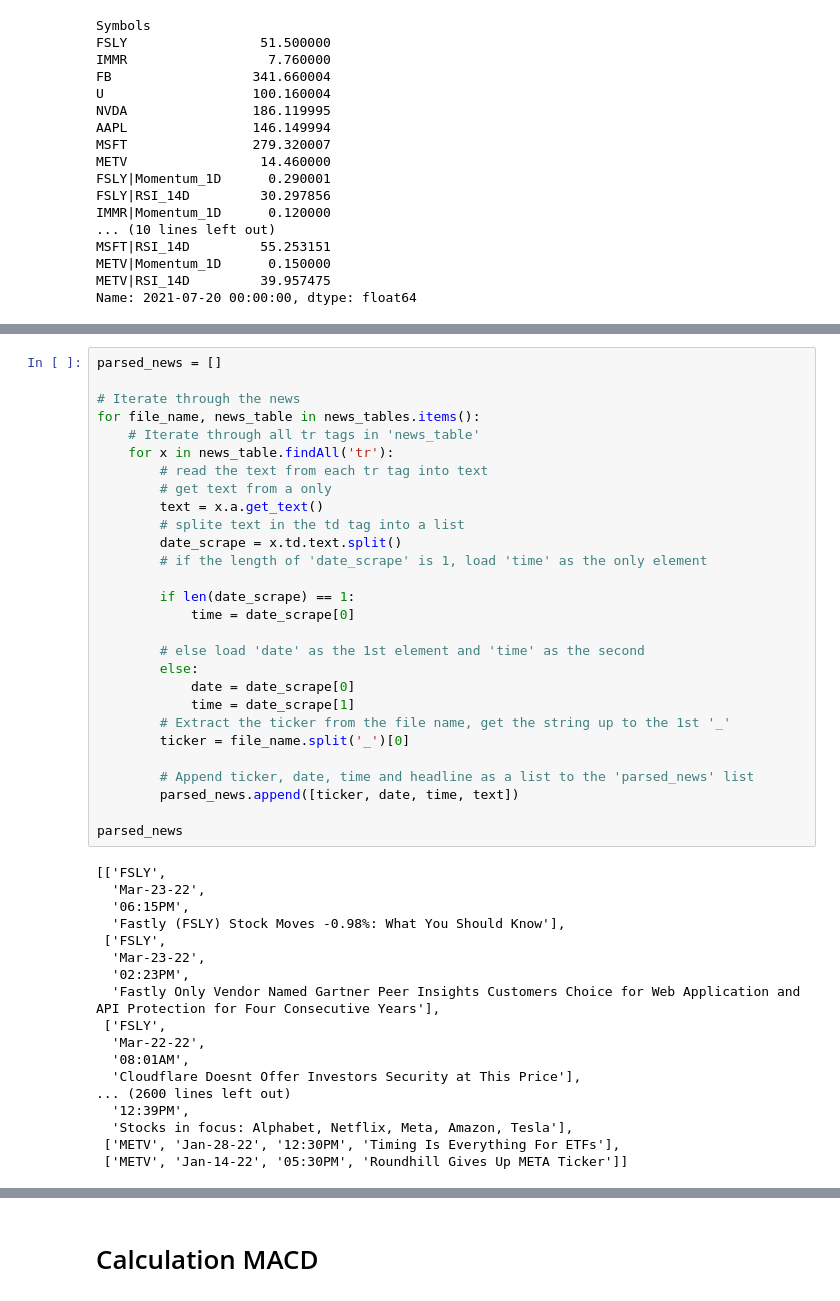
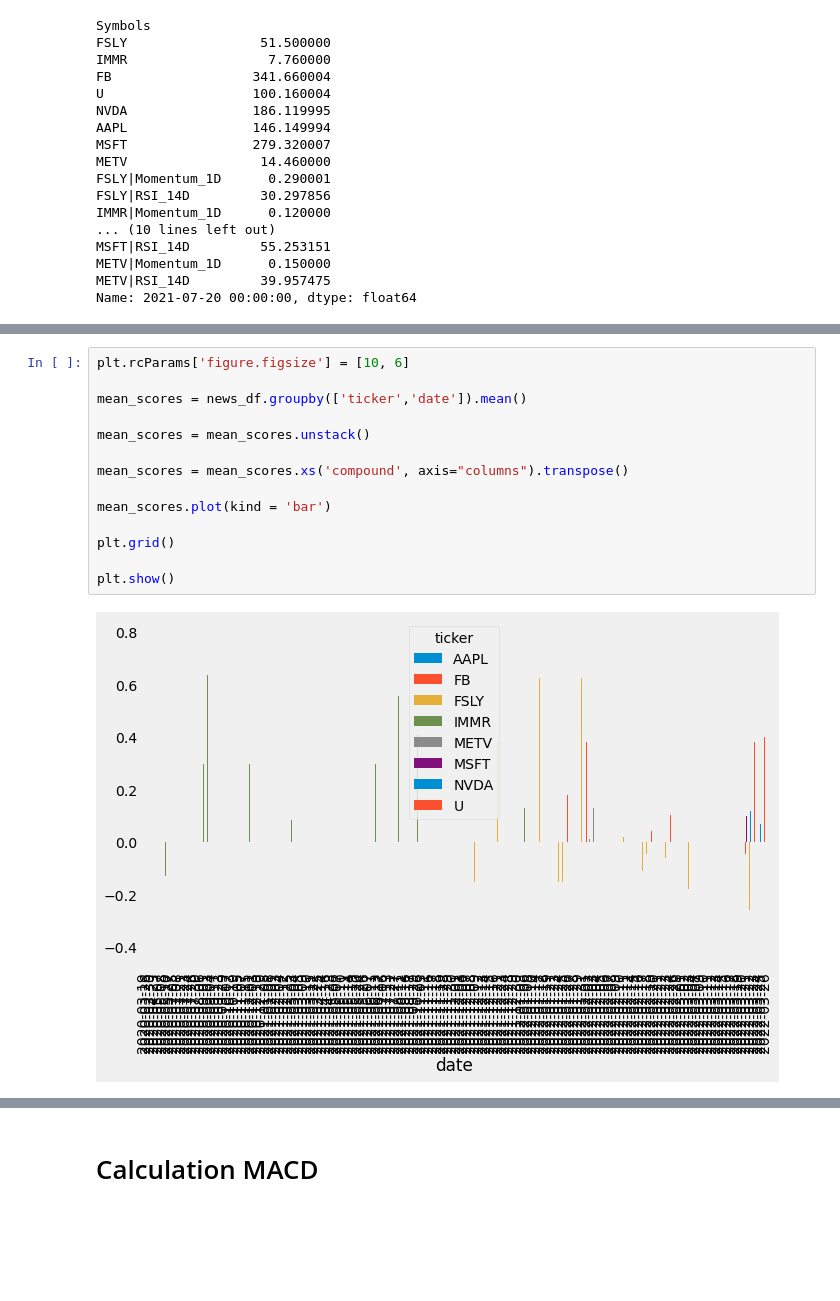
Before and after one commit to bigpotat/FA_Project, a Jupyter notebook: Project.ipynb, the cells around one changed output, grey strips where cells are left out. Drawn from its saved outputs; the diff is of its cells as text; blank space fills up the shorter version.

```diff
--- a/Project.ipynb
+++ b/Project.ipynb
@@ -375,46 +414,16 @@ news_tables
 # %%
-parsed_news = []
+plt.rcParams['figure.figsize'] = [10, 6]
 
-# Iterate through the news
-for file_name, news_table in news_tables.items():
-    # Iterate through all tr tags in 'news_table'
-    for x in news_table.findAll('tr'):
-        # read the text from each tr tag into text
-        # get text from a only
-        text = x.a.get_text()
-        # splite text in the td tag into a list
-        date_scrape = x.td.text.split()
-        # if the length of 'date_scrape' is 1, load 'time' as the only element
+mean_scores = news_df.groupby(['ticker','date']).mean()
 
-        if len(date_scrape) == 1:
-            time = date_scrape[0]
+mean_scores = mean_scores.unstack()
 
-        # else load 'date' as the 1st element and 'time' as the second
-        else:
-            date = date_scrape[0]
-            time = date_scrape[1]
-        # Extract the ticker from the file name, get the string up to the 1st '_'
-        ticker = file_name.split('_')[0]
+mean_scores = mean_scores.xs('compound', axis="columns").transpose()
 
-        # Append ticker, date, time and headline as a list to the 'parsed_news' list
-        parsed_news.append([ticker, date, time, text])
+mean_scores.plot(kind = 'bar')
 
-parsed_news
+plt.grid()
+
+plt.show()
 # %% [output]
-[['FSLY',
-  'Mar-23-22',
-  '06:15PM',
-  'Fastly (FSLY) Stock Moves -0.98%: What You Should Know'],
- ['FSLY',
-  'Mar-23-22',
-  '02:23PM',
-  'Fastly Only Vendor Named Gartner Peer Insights Customers Choice for Web Application and API Protection for Four Consecutive Years'],
- ['FSLY',
-  'Mar-22-22',
-  '08:01AM',
-  'Cloudflare Doesnt Offer Investors Security at This Price'],
-... (2600 lines left out)
-  '12:39PM',
-  'Stocks in focus: Alphabet, Netflix, Meta, Amazon, Tesla'],
- ['METV', 'Jan-28-22', '12:30PM', 'Timing Is Everything For ETFs'],
- ['METV', 'Jan-14-22', '05:30PM', 'Roundhill Gives Up META Ticker']]
+[figure, added]
```
Also changed, not shown: parts of 40 cells of this notebook, 3 other files.
